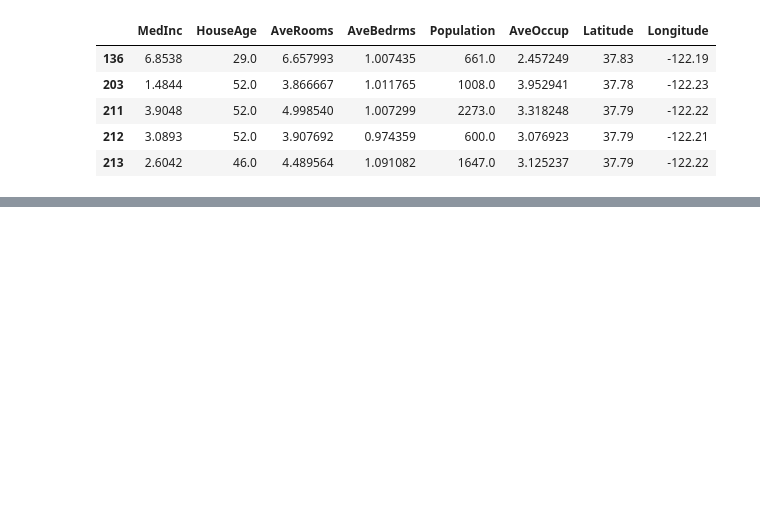
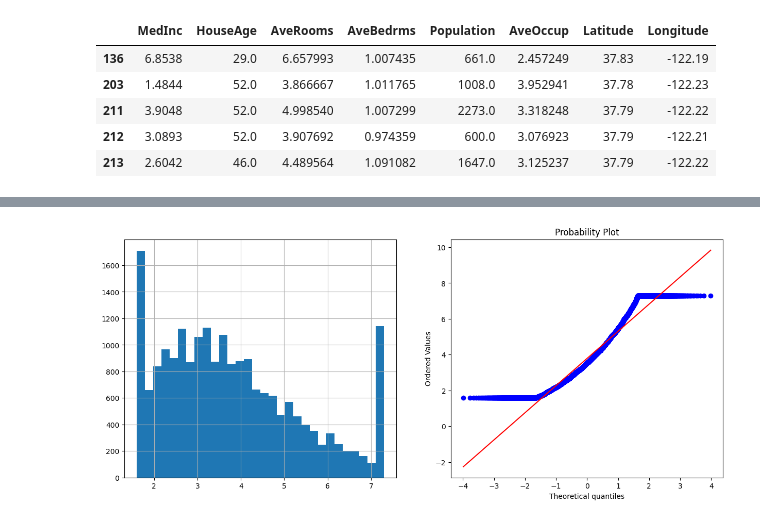
Before and after one commit to Chirag314/Feature-Engineering, a Jupyter notebook: Feature_Engineering_practise.ipynb, the cells around one changed output, grey strips where cells are left out. Saved outputs shown, nothing was run; the diff lists cells and outputs as text; code cells hidden in the pictures; blank space fills up the shorter version.

```diff
--- a/Feature_Engineering_practise.ipynb
+++ b/Feature_Engineering_practise.ipynb
@@ -1354,0 +1389,4 @@ data_trimmed.head()
+# %%
+diagnostic_plots(data,'MedInc')
+# %% [output]
+[figure, added]
```
Also changed, not shown: parts of 10 cells of this notebook.
